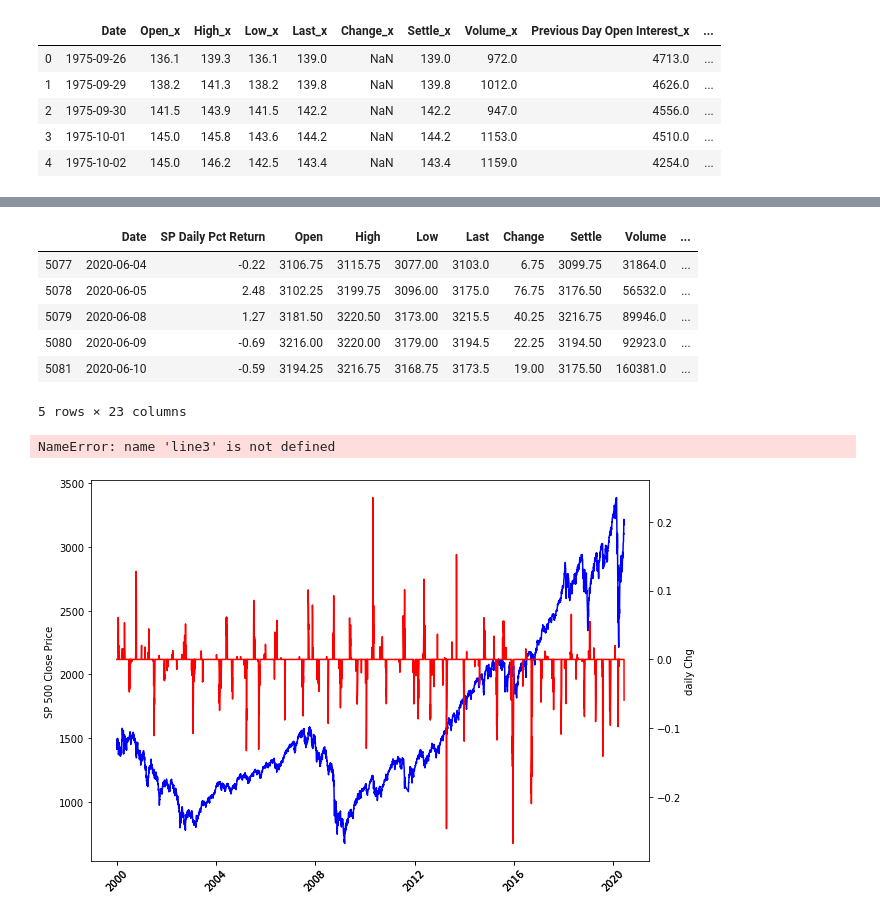
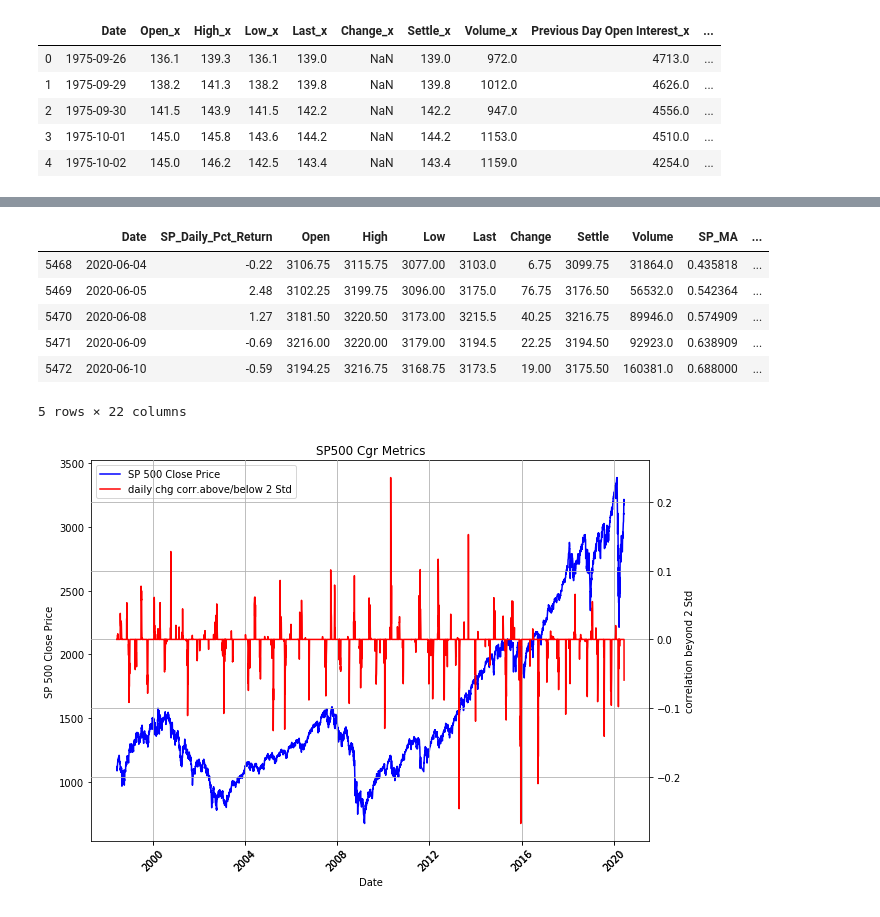
Before and after one commit to gfisherjr/Market_Movement_Indicators, a Jupyter notebook: starter_files/Bruce/Project2ABruce.ipynb, the cells around one changed output, grey strips where cells are left out. Drawn from its saved outputs; the diff is of its cells as text; code cells hidden in the pictures.

```diff
--- a/starter_files/Bruce/Project2ABruce.ipynb
+++ b/starter_files/Bruce/Project2ABruce.ipynb
@@ -282,5 +275,5 @@ SP_filter_df.head()
 # %%
-CGr_filter_df = copp_gold_dates_df.loc[(copp_gold_dates_df["Date"] >= "2000-01-02") &
+CGr_filter_df = copp_gold_dates_df.loc[(copp_gold_dates_df["Date"] >= "1998-06-11") &
                                    (copp_gold_dates_df["Date"] <= "2020-06-10")]
 CGr_filter_df.head()
 # %% [output]
@@ -397,7 +393,7 @@ print(SP_GCR_corr)
 Rolling_window = 55
 Rolling_correl =55
 no_of_std = 2
-correl = SP_GCR_corr_df['SP Daily Pct Return'].rolling(window=Rolling_window).corr(SP_GCR_corr_df['Gold-Copp Dly Ret'])
+correl = SP_GCR_corr_df['SP_Daily_Pct_Return'].rolling(window=Rolling_window).corr(SP_GCR_corr_df['Gold-Copp_Dly_Ret'])
 correl_mean = correl.rolling(window=Rolling_correl).mean()
 print(correl_mean)
 # Standard Deviation from mean
@@ -421,8 +417,9 @@ Length: 5664, dtype: float64
 # %%
+#compile CGr stats for signal
 summary_df = pd.DataFrame({'Date': SP_GCR_corr_df['Date'],
-                                      'dly chg correlation': correl,
-                                      'dly chg corr mean': correl_mean,
-                                      'Std daily chg correl':std_correl,
+                                      'dly_chg_correlation': correl,
+                                      'dly_chg_corr_mean': correl_mean,
+                                      'Std_daily_chg_correl':std_correl,
                                       'upper_correl': upper_correl,
                                       'lower_correl':lower_correl})
 
@@ -446,11 +443,12 @@ summary_df.head(150)
 | 301 | 1998-11-18 | 0.440569 | 0.382382 | 0.042785 | 0.467953 | 0.296811 |
 150 rows × 6 columns
 # %%
+#signal showing point above below 2std and setting rest to 0
 def my_signal(row):
-    if row['dly chg correlation']> row ['upper_correl']:
-        return row['dly chg correlation'] - row['upper_correl']
-    elif row['dly chg correlation'] < row['lower_correl']:
-        return row['dly chg correlation'] - row['lower_correl']
+    if row['dly_chg_correlation']> row ['upper_correl']:
+        return row['dly_chg_correlation'] - row['upper_correl']
+    elif row['dly_chg_correlation'] < row['lower_correl']:
+        return row['dly_chg_correlation'] - row['lower_correl']
     else:
         return 0
 
@@ -492,18 +490,21 @@ summary_df
 # print(final_df.isnull().sum())
 # final_df
 # %%
+#clean up df
 summary2_df = pd.merge(SP_filter_df, summary_df, on=["Date"])
 summary3_df = pd.merge(summary2_df, CGr_filter_df, on=["Date"])
-summary3_df.tail()
+summary3_df.tail(5)
 # %% [output]
-|  | Date | SP Daily Pct Return | Open | High | Low | Last | Change | Settle | Volume | ... |
-| 5077 | 2020-06-04 | -0.22 | 3106.75 | 3115.75 | 3077.00 | 3103.0 | 6.75 | 3099.75 | 31864.0 | ... |
-| 5078 | 2020-06-05 | 2.48 | 3102.25 | 3199.75 | 3096.00 | 3175.0 | 76.75 | 3176.50 | 56532.0 | ... |
-| 5079 | 2020-06-08 | 1.27 | 3181.50 | 3220.50 | 3173.00 | 3215.5 | 40.25 | 3216.75 | 89946.0 | ... |
-| 5080 | 2020-06-09 | -0.69 | 3216.00 | 3220.00 | 3179.00 | 3194.5 | 22.25 | 3194.50 | 92923.0 | ... |
-| 5081 | 2020-06-10 | -0.59 | 3194.25 | 3216.75 | 3168.75 | 3173.5 | 19.00 | 3175.50 | 160381.0 | ... |
+|  | Date | SP_Daily_Pct_Return | Open | High | Low | Last | Change | Settle | Volume | SP_MA | ... |
+| 5468 | 2020-06-04 | -0.22 | 3106.75 | 3115.75 | 3077.00 | 3103.0 | 6.75 | 3099.75 | 31864.0 | 0.435818 | ... |
+| 5469 | 2020-06-05 | 2.48 | 3102.25 | 3199.75 | 3096.00 | 3175.0 | 76.75 | 3176.50 | 56532.0 | 0.542364 | ... |
+| 5470 | 2020-06-08 | 1.27 | 3181.50 | 3220.50 | 3173.00 | 3215.5 | 40.25 | 3216.75 | 89946.0 | 0.574909 | ... |
+| 5471 | 2020-06-09 | -0.69 | 3216.00 | 3220.00 | 3179.00 | 3194.5 | 22.25 | 3194.50 | 92923.0 | 0.638909 | ... |
+| 5472 | 2020-06-10 | -0.59 | 3194.25 | 3216.75 | 3168.75 | 3173.5 | 19.00 | 3175.50 | 160381.0 | 0.688000 | ... |
-5 rows × 23 columns
+5 rows × 22 columns
 # %%
+#plot signal chart
+
 fig1 = plt.figure(figsize=(10,7))
 ax1 = fig1.add_subplot(111)
 line1 = ax1.plot(summary3_df['Date'], summary3_df['Settle'], "b-")
@@ -537,35 +538,34 @@ plt.ylabel("SP 500 Close Price")
 # line5= ax2.plot(summary3_df['Date'],summary3_df['upper_correl'], "m-")
 # ax2.yaxis.tick_right()
 # ax2.yaxis.set_label_position("right")
 # plt.xticks(rotation=45)
 # plt.ylabel("daily Chg")
 
 
 # ax2 = fig1.add_subplot(111, sharex=ax1, frameon=False)
 # line6= ax2.plot(summary3_df['Date'],summary3_df['lower_correl'], "m-")
 # ax2.yaxis.tick_right()
 # ax2.yaxis.set_label_position("right")
 # plt.xticks(rotation=45)
 # plt.ylabel("daily Chg")
 
 ax2 = fig1.add_subplot(111, sharex=ax1, frameon=False)
-line7= ax2.plot(summary3_df['Date'],summary3_df['signal'], "r-")
+line2= ax2.plot(summary3_df['Date'],summary3_df['signal'], "r-")
 ax2.yaxis.tick_right()
 ax2.yaxis.set_label_position("right")
 plt.xticks(rotation=45)
-plt.ylabel("daily Chg")
+plt.ylabel("correlation beyond 2 Std")
 
 
-ax1.legend((line1+line2+line3+line4+line5+line6), ("SP 500 Close Price", "Gold Copper Daily Chg MA", "GoldCopp Rolling Std", "SP500 daily % MA"), loc=0)
+ax1.legend((line1+line2), ("SP 500 Close Price", "daily chg corr.above/below 2 Std"), loc=0)
 # ax1.legend((line1+line2), ("SP 500 Close Price", "Gold Copper Daily Chg MA"), loc=0)
 plt.title("SP500 Cgr Metrics")
 plt.xlabel("Date")
 plt.grid(alpha=1)
 # fig1.savefig("Jan 2017 to Pres. vs Gold Copper daily ret metrics")
 
 
 
 plt.show()
 # %% [output]
-NameError: name 'line3' is not defined
-[figure, old version]
+[figure, new version]
```
Also changed, not shown: parts of 42 cells of this notebook, 32 other files.
